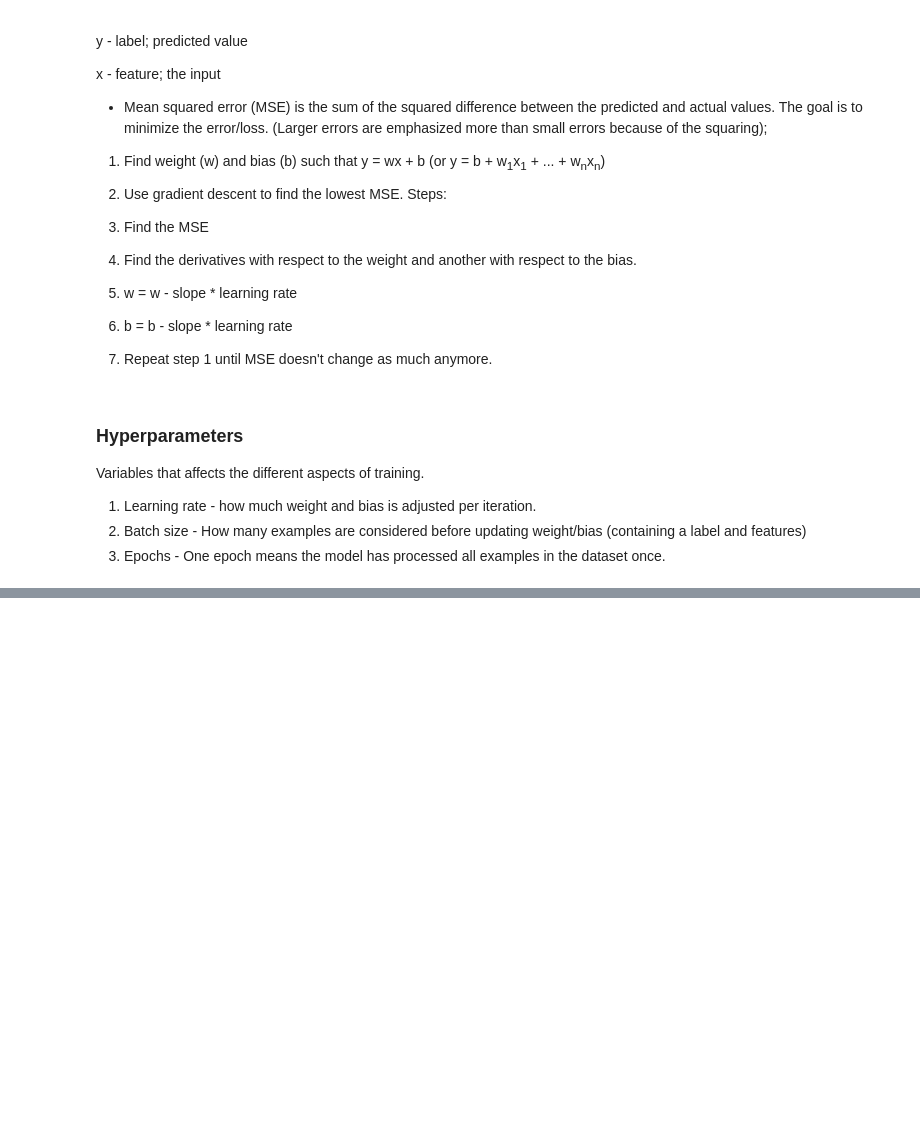
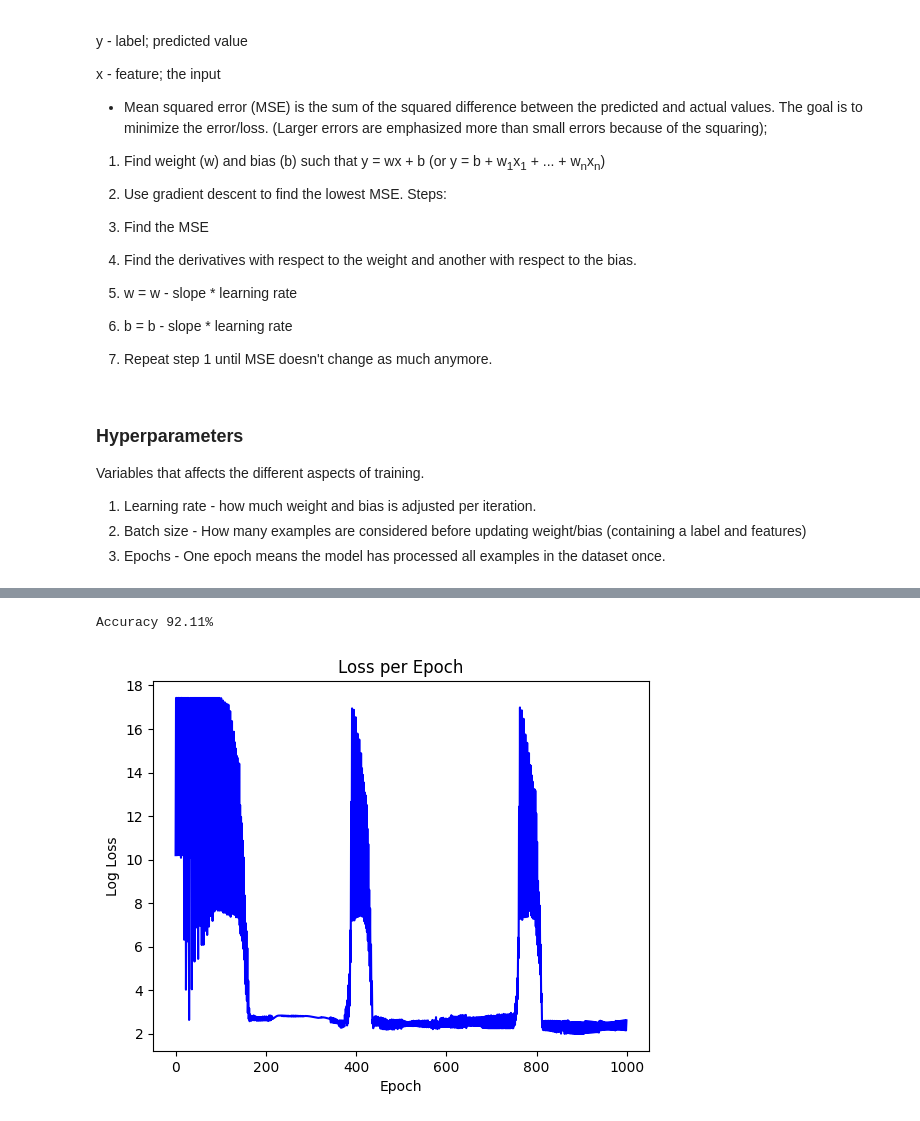
Before and after one commit to lewinl349/ML-Notebook-Email-Spam, a Jupyter notebook: Basic Algorithms/main.ipynb, the cells around one changed output, grey strips where cells are left out. Saved outputs shown, nothing was run; the diff lists cells and outputs as text; code cells hidden in the pictures; blank space fills up the shorter version.

```diff
--- a/Basic Algorithms/main.ipynb
+++ b/Basic Algorithms/main.ipynb
@@ -109,0 +145,18 @@ Bias: 3.6616716520811328
+# %%
+logr = LogR(0.01, 1000)
+
+logr.fit(X_train, y_train)
+
+y_preds = [logr.predict(X) for X in X_test]
+acc = np.sum(y_preds == y_test)/len(y_test)
+
+print(f"Accuracy {acc * 100:.2f}%")
+
+plt.plot(logr.get_losses(), color="b")
+plt.title("Loss per Epoch")
+plt.xlabel("Epoch")
+plt.ylabel("Log Loss")
+plt.show()
+# %% [output]
+Accuracy 92.11%
+[figure, added]
```
Also changed, not shown: parts of 7 cells of this notebook, 2 other files.
